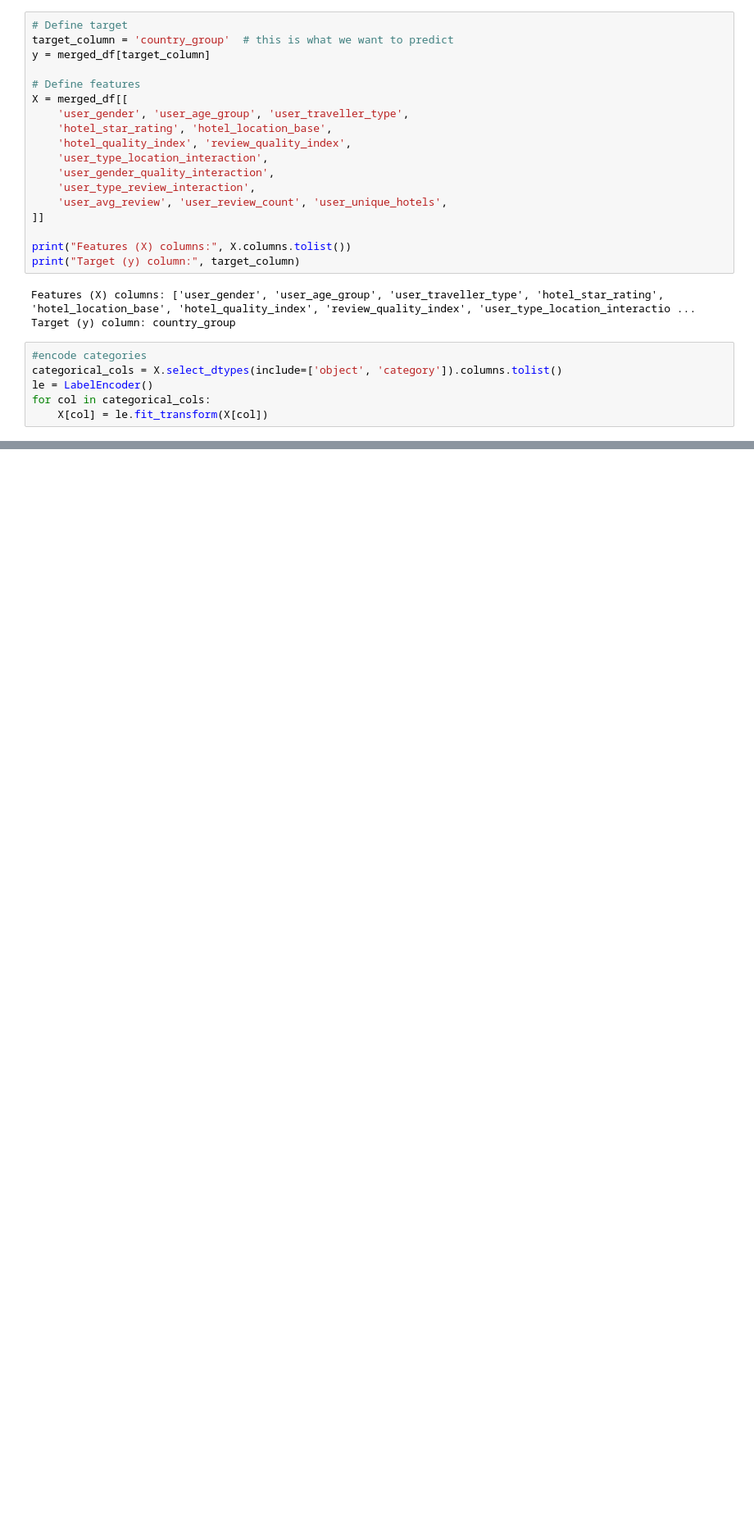
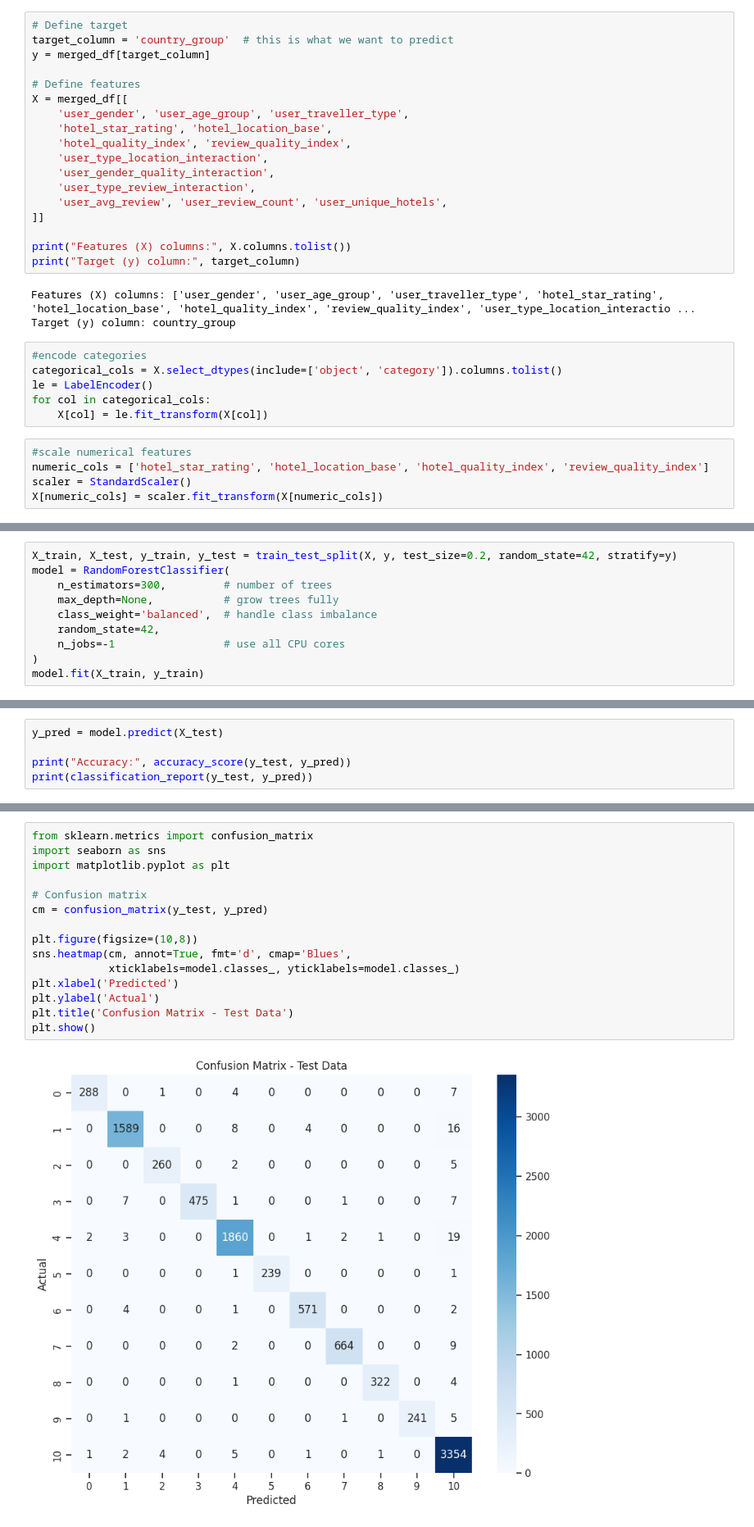
Before and after one commit to helguindy/hotel-booking-analytics, a Jupyter notebook: notebooks/demiana.ipynb, the cells around one changed output, grey strips where cells are left out. Shown at 82% size. Drawn from its saved outputs; the diff is of its cells as text; blank space fills up the shorter version.

```diff
--- a/notebooks/demiana.ipynb
+++ b/notebooks/demiana.ipynb
@@ -940,3 +826,8 @@ categorical_cols = X.select_dtypes(include=['object', 'category']).columns.tolis
 le = LabelEncoder()
 for col in categorical_cols:
     X[col] = le.fit_transform(X[col])
+# %%
+#scale numerical features
+numeric_cols = ['hotel_star_rating', 'hotel_location_base', 'hotel_quality_index', 'review_quality_index']
+scaler = StandardScaler()
+X[numeric_cols] = scaler.fit_transform(X[numeric_cols])
@@ -942,0 +840,10 @@ for col in categorical_cols:
+# %%
+X_train, X_test, y_train, y_test = train_test_split(X, y, test_size=0.2, random_state=42, stratify=y)
+model = RandomForestClassifier(
+    n_estimators=300,         # number of trees
+    max_depth=None,           # grow trees fully
+    class_weight='balanced',  # handle class imbalance
+    random_state=42,
+    n_jobs=-1                 # use all CPU cores
+)
+model.fit(X_train, y_train)
@@ -942,0 +853,5 @@ for col in categorical_cols:
+# %%
+y_pred = model.predict(X_test)
+
+print("Accuracy:", accuracy_score(y_test, y_pred))
+print(classification_report(y_test, y_pred))
@@ -942,0 +877,17 @@ for col in categorical_cols:
+# %%
+from sklearn.metrics import confusion_matrix
+import seaborn as sns
+import matplotlib.pyplot as plt
+
+# Confusion matrix
+cm = confusion_matrix(y_test, y_pred)
+
+plt.figure(figsize=(10,8))
+sns.heatmap(cm, annot=True, fmt='d', cmap='Blues',
+            xticklabels=model.classes_, yticklabels=model.classes_)
+plt.xlabel('Predicted')
+plt.ylabel('Actual')
+plt.title('Confusion Matrix - Test Data')
+plt.show()
+# %% [output]
+[figure, added]
```
Also changed, not shown: parts of 25 cells of this notebook.
